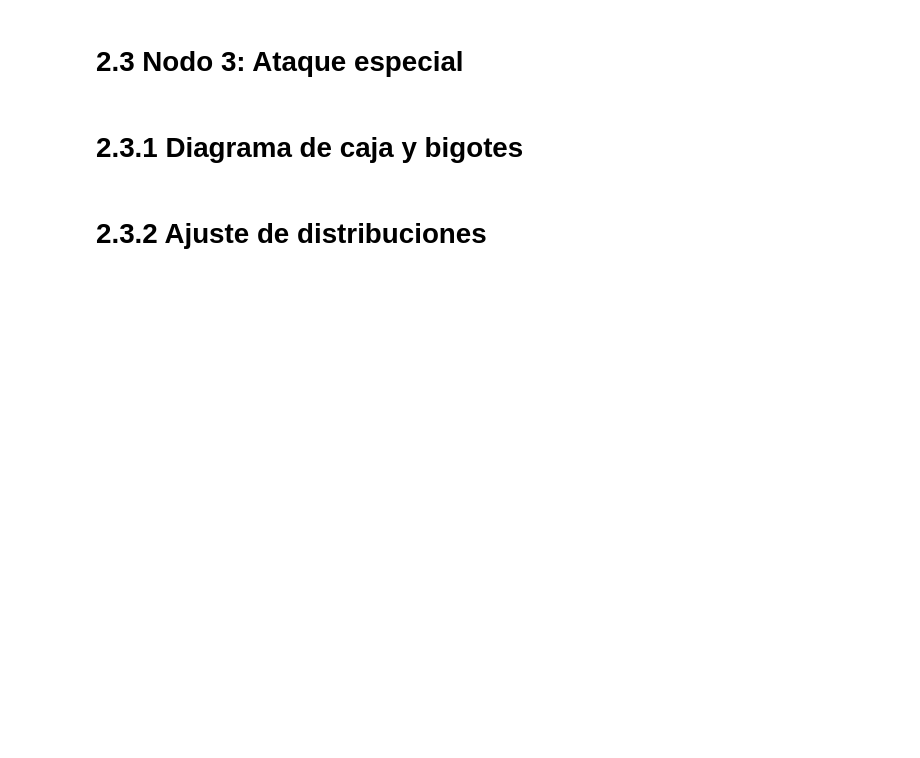
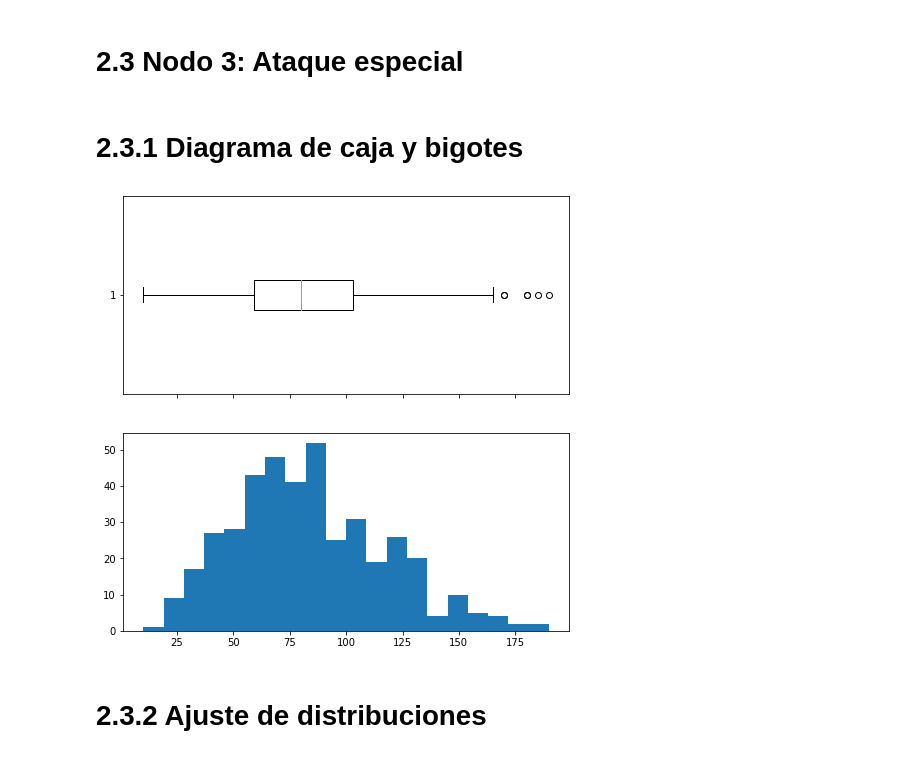
Before and after one commit to JuanPrdz/Proyecto_tema2_JPRodriguez_ARamirez_SRomero, a Jupyter notebook: ProyectoModulo1_RamirezA_RodriguezJ_RomeroS.ipynb, the cells around one changed output. Saved outputs shown, nothing was run; the diff lists cells and outputs as text; code cells hidden in the pictures; blank space fills up the shorter version.

```diff
--- a/ProyectoModulo1_RamirezA_RodriguezJ_RomeroS.ipynb
+++ b/ProyectoModulo1_RamirezA_RodriguezJ_RomeroS.ipynb
@@ -771,5 +771,10 @@ También, la probabilidad de que nos cruzemos con un monstruo que tenga un nivel
 # 2.3 Nodo 3: Ataque especial
 # %% [markdown]
 # 2.3.1 Diagrama de caja y bigotes
+# %%
+# Aquí hacemos un diagrama de caja y bigotes sobre el ataque especial, visualizando los quartiles y la media
+caja(esp_atack, 20)
+# %% [output]
+[figure, added]
 # %% [markdown]
 # 2.3.2 Ajuste de distribuciones
```
Also changed, not shown: parts of 61 cells of this notebook.
